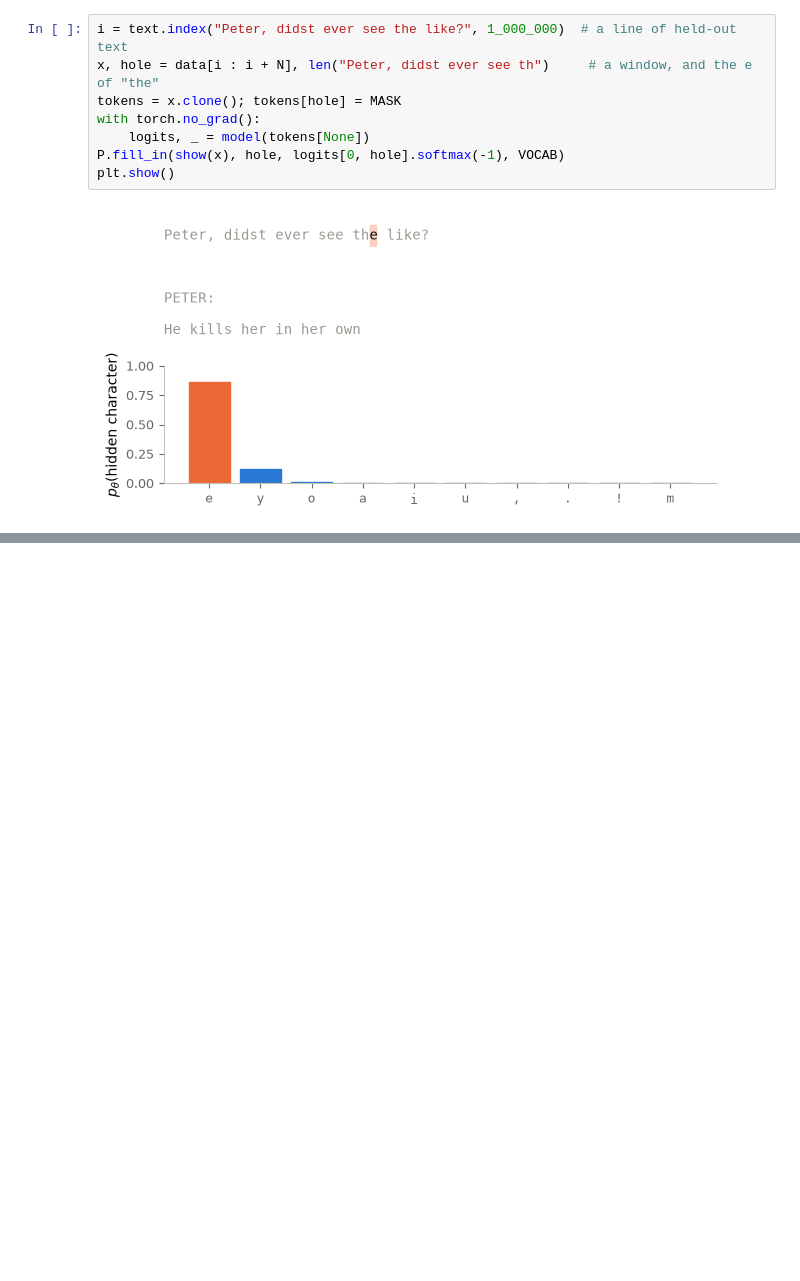
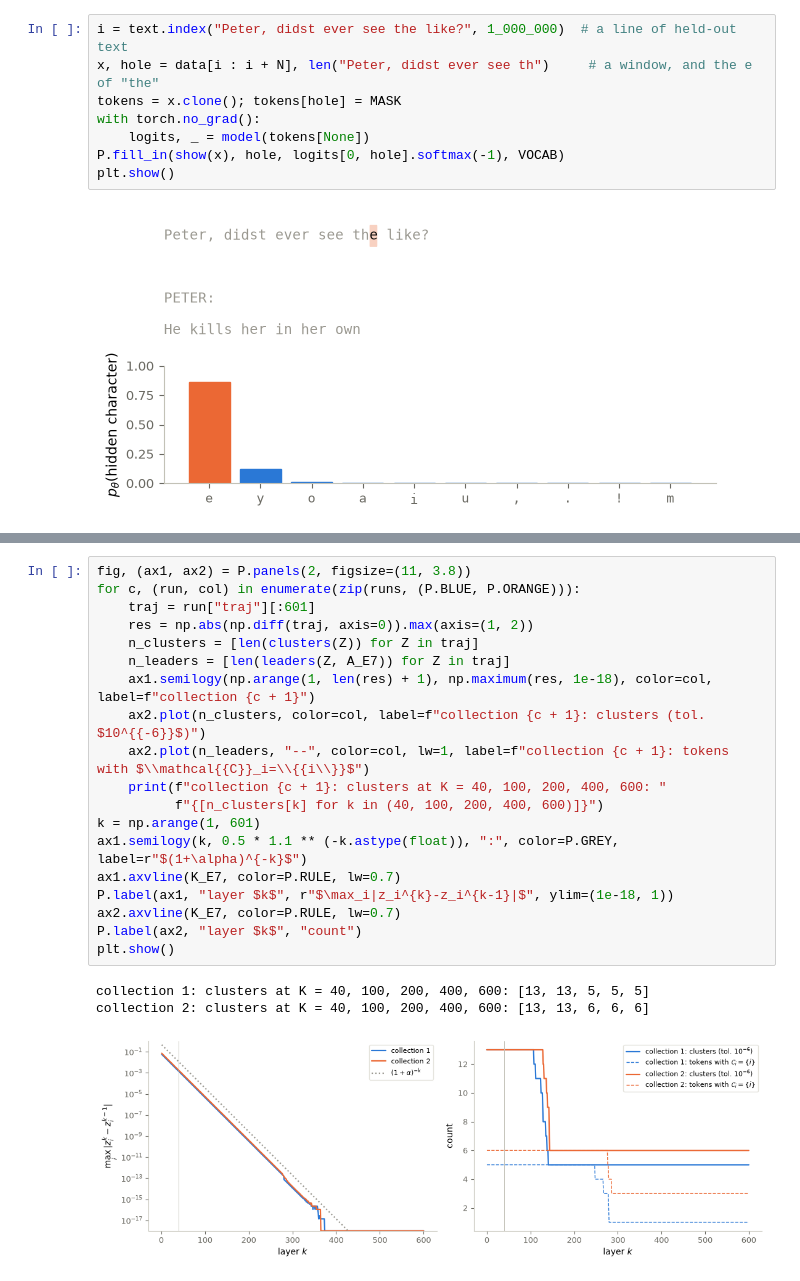
Before and after one commit to cml-fau/mfcml, a Jupyter notebook: notebooks/15_transformers.ipynb, the cells around one changed output, grey strips where cells are left out. Drawn from its saved outputs; the diff is of its cells as text; blank space fills up the shorter version.

```diff
--- a/notebooks/15_transformers.ipynb
+++ b/notebooks/15_transformers.ipynb
@@ -510,0 +690,23 @@ P.animate_generation(prompt, sampled, probs, VOCAB)
+# %%
+fig, (ax1, ax2) = P.panels(2, figsize=(11, 3.8))
+for c, (run, col) in enumerate(zip(runs, (P.BLUE, P.ORANGE))):
+    traj = run["traj"][:601]
+    res = np.abs(np.diff(traj, axis=0)).max(axis=(1, 2))
+    n_clusters = [len(clusters(Z)) for Z in traj]
+    n_leaders = [len(leaders(Z, A_E7)) for Z in traj]
+    ax1.semilogy(np.arange(1, len(res) + 1), np.maximum(res, 1e-18), color=col, label=f"collection {c + 1}")
+    ax2.plot(n_clusters, color=col, label=f"collection {c + 1}: clusters (tol. $10^{{-6}}$)")
+    ax2.plot(n_leaders, "--", color=col, lw=1, label=f"collection {c + 1}: tokens with $\\mathcal{{C}}_i=\\{{i\\}}$")
+    print(f"collection {c + 1}: clusters at K = 40, 100, 200, 400, 600: "
+          f"{[n_clusters[k] for k in (40, 100, 200, 400, 600)]}")
+k = np.arange(1, 601)
+ax1.semilogy(k, 0.5 * 1.1 ** (-k.astype(float)), ":", color=P.GREY, label=r"$(1+\alpha)^{-k}$")
+ax1.axvline(K_E7, color=P.RULE, lw=0.7)
+P.label(ax1, "layer $k$", r"$\max_i|z_i^{k}-z_i^{k-1}|$", ylim=(1e-18, 1))
+ax2.axvline(K_E7, color=P.RULE, lw=0.7)
+P.label(ax2, "layer $k$", "count")
+plt.show()
+# %% [output]
+collection 1: clusters at K = 40, 100, 200, 400, 600: [13, 13, 5, 5, 5]
+collection 2: clusters at K = 40, 100, 200, 400, 600: [13, 13, 6, 6, 6]
+[figure, added]
```
Also changed, not shown: parts of 42 cells of this notebook, 12 other files.
